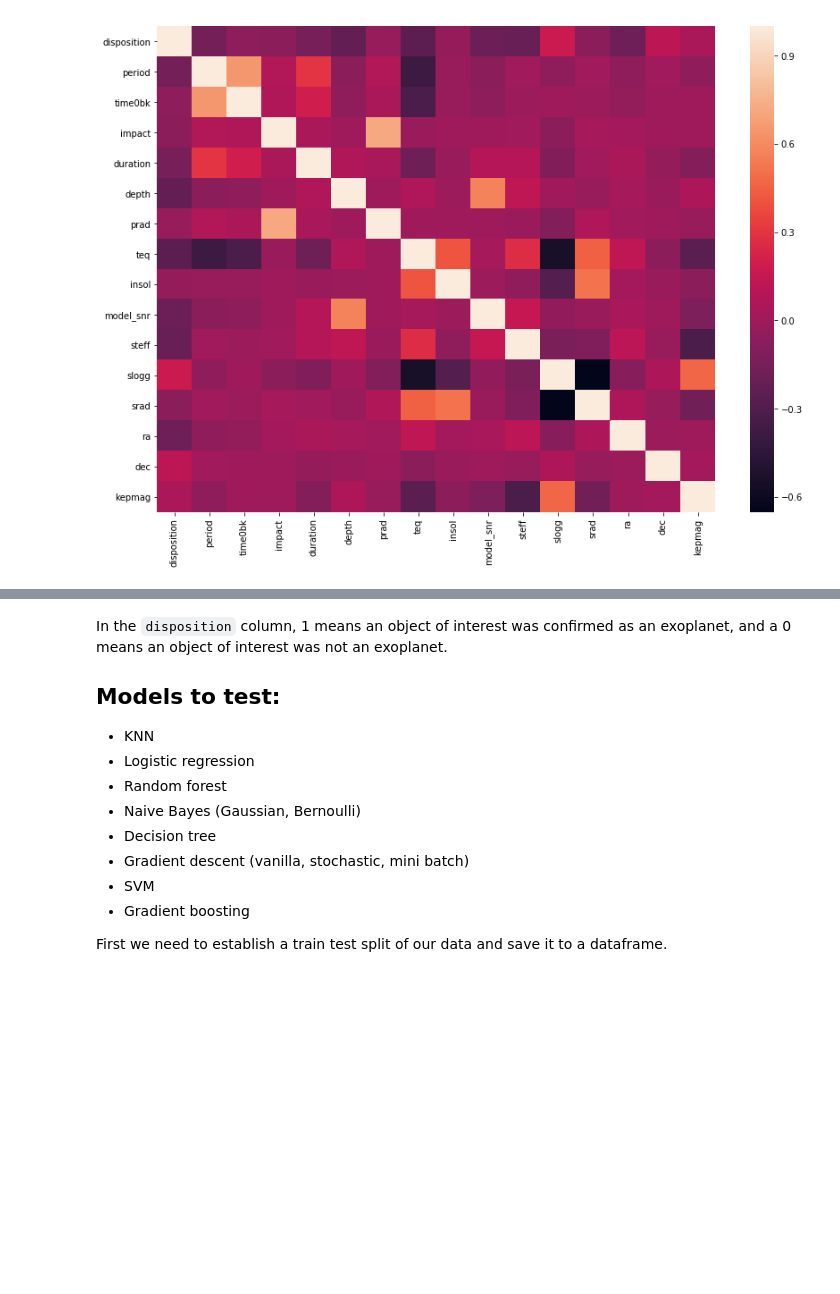
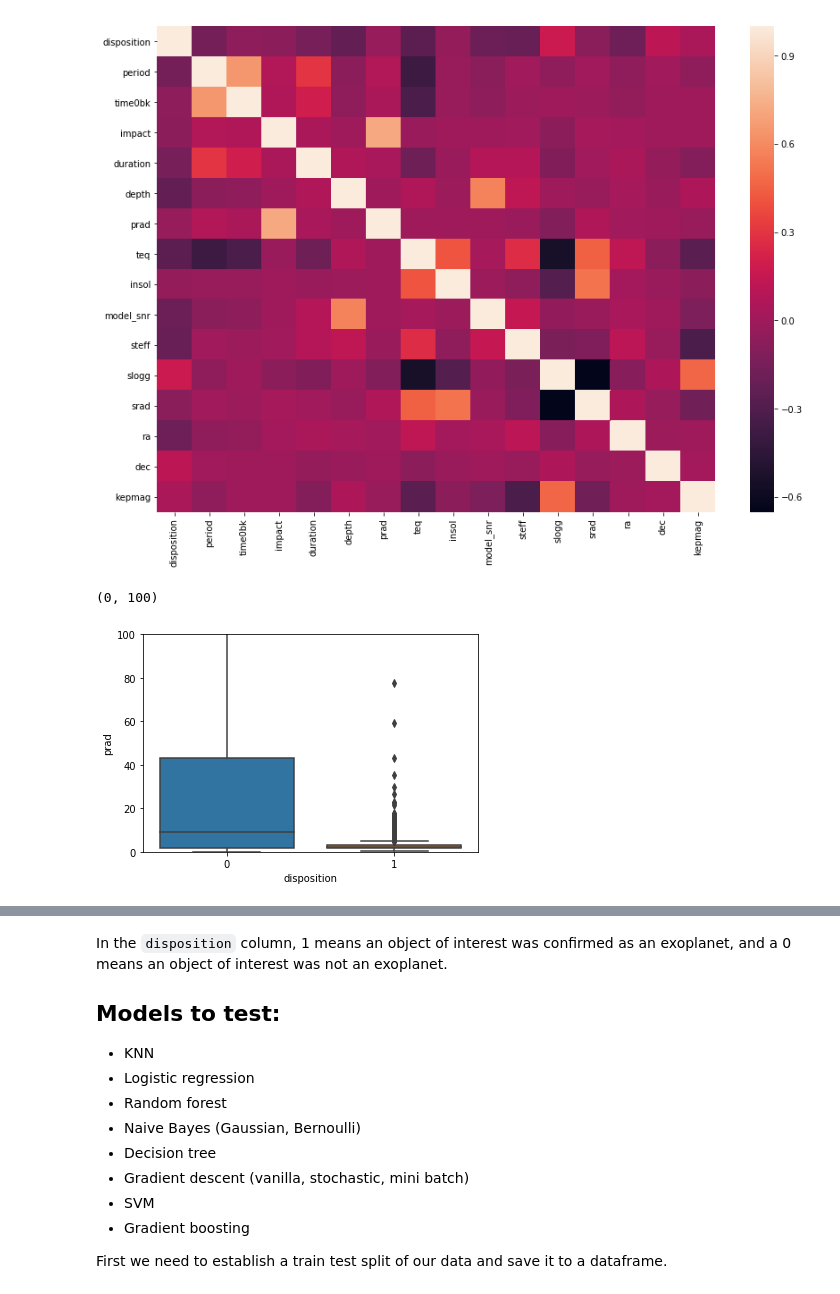
Before and after one commit to luketibbott/exo-or-not, a Jupyter notebook: model-kepler.ipynb, the cells around one changed output, grey strips where cells are left out. Cells and saved outputs as stored; diff of their text form; code cells hidden in the pictures; blank space fills up the shorter version.

```diff
--- a/model-kepler.ipynb
+++ b/model-kepler.ipynb
@@ -61,3 +64,9 @@ sns.heatmap(df.corr())
 # %% [output]
 <matplotlib.axes._subplots.AxesSubplot at 0x...>
 [figure]
+# %%
+sns.boxplot(df['disposition'], df['prad'])
+plt.ylim([0, 100])
+# %% [output]
+(0, 100)
+[figure, added]
```
Also changed, not shown: parts of 28 cells of this notebook.
